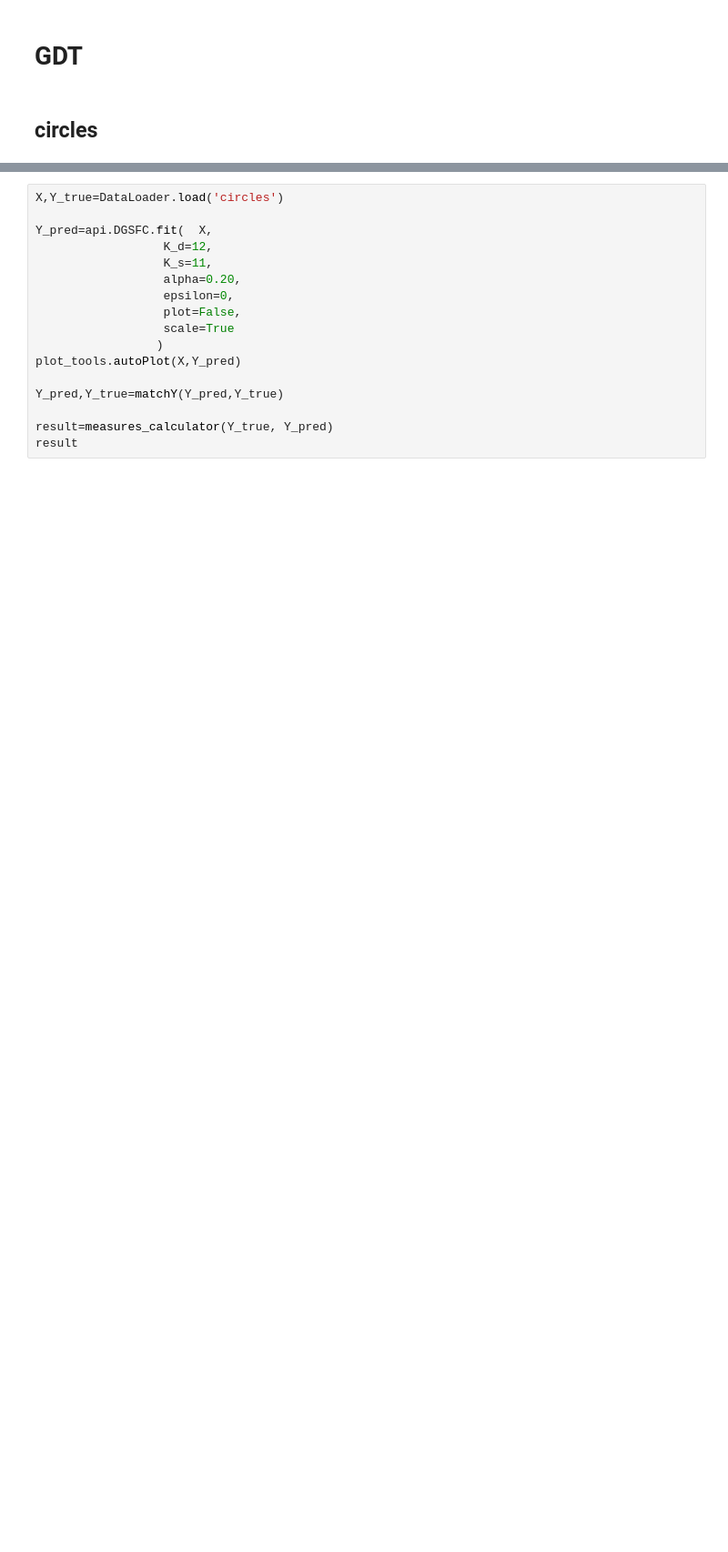
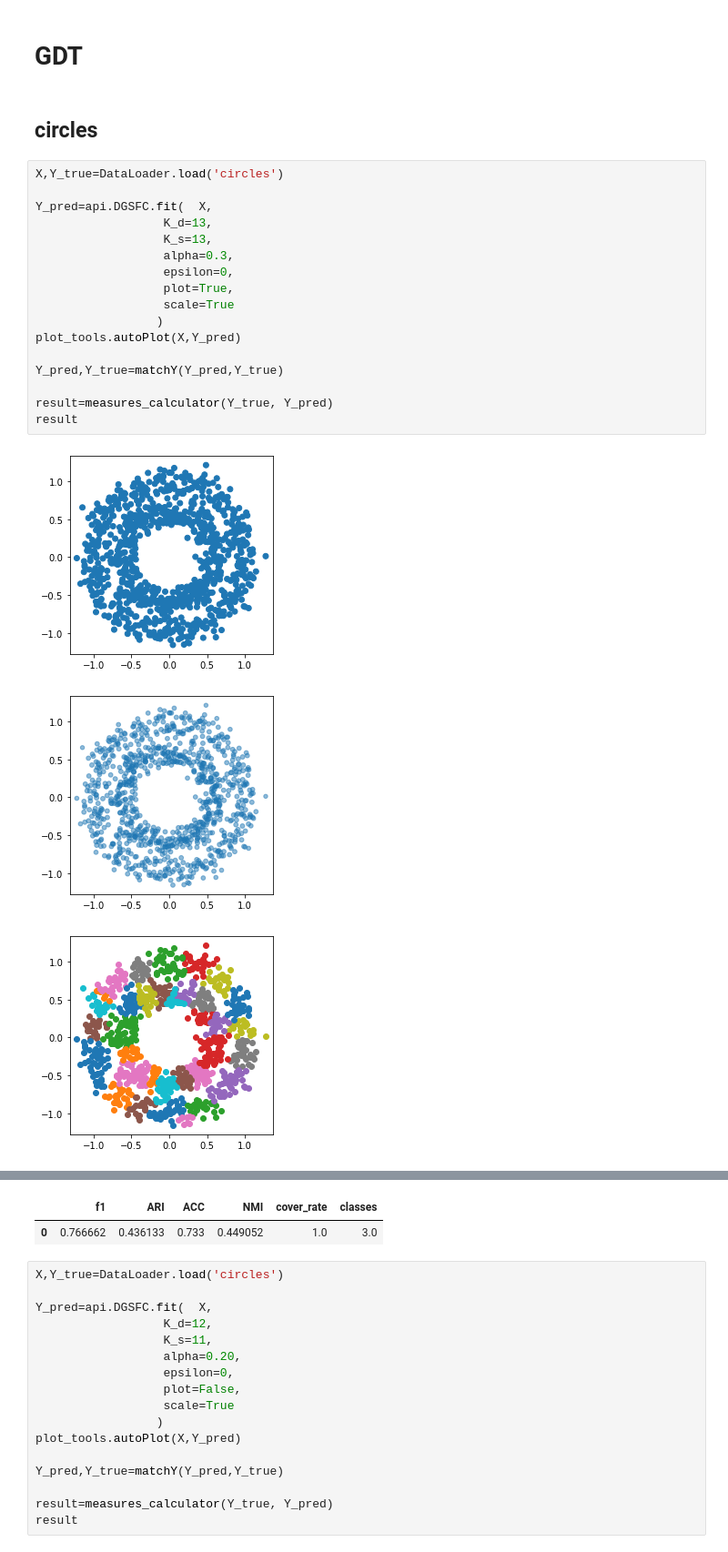
Before and after one commit to gaozhangyang/GIT, a Jupyter notebook: ex1_toy/experiments_toydata.ipynb, the cells around one changed output, grey strips where cells are left out. Shown at 91% size. Saved outputs shown, nothing was run; the diff lists cells and outputs as text; blank space fills up the shorter version.

```diff
--- a/ex1_toy/experiments_toydata.ipynb
+++ b/ex1_toy/experiments_toydata.ipynb
@@ -55,3 +55,24 @@ class DataLoader:
 # GDT
 # %% [markdown]
 ## circles
+# %%
+X,Y_true=DataLoader.load('circles')
+
+Y_pred=api.DGSFC.fit(  X,
+                  K_d=13,
+                  K_s=13,
+                  alpha=0.3,
+                  epsilon=0,
+                  plot=True,
+                  scale=True
+                 )
+plot_tools.autoPlot(X,Y_pred)
+
+Y_pred,Y_true=matchY(Y_pred,Y_true)
+
+result=measures_calculator(Y_true, Y_pred)
+result
+# %% [output]
+[figure, added]
+[figure, added]
+[figure, added]
@@ -58,3 +83,5 @@ class DataLoader:
+|  | f1 | ARI | ACC | NMI | cover_rate | classes |
+| 0 | 0.766662 | 0.436133 | 0.733 | 0.449052 | 1.0 | 3.0 |
 # %%
 X,Y_true=DataLoader.load('circles')
 
```
Also changed, not shown: parts of 1 cell of this notebook, 1 other file.
